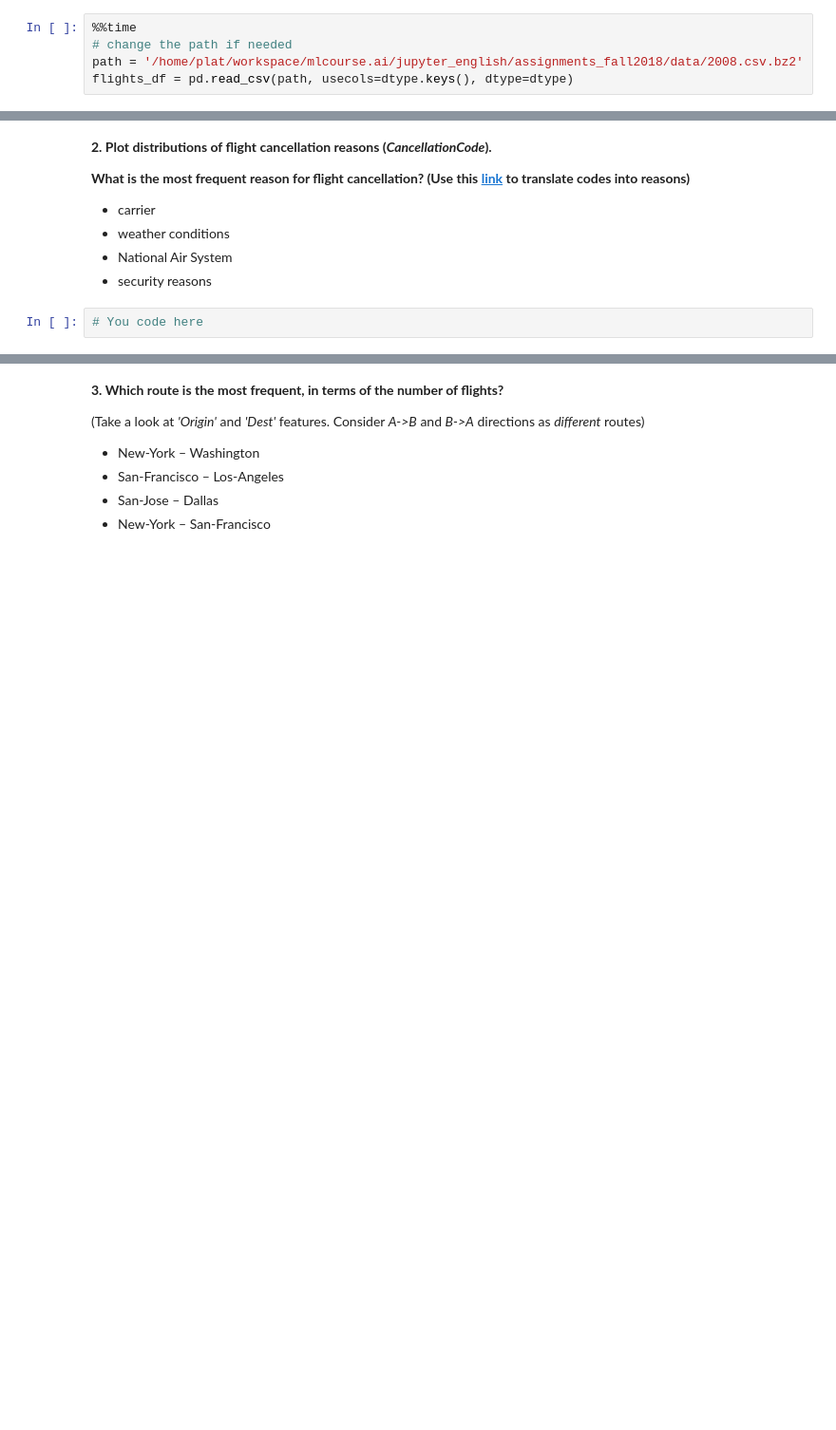
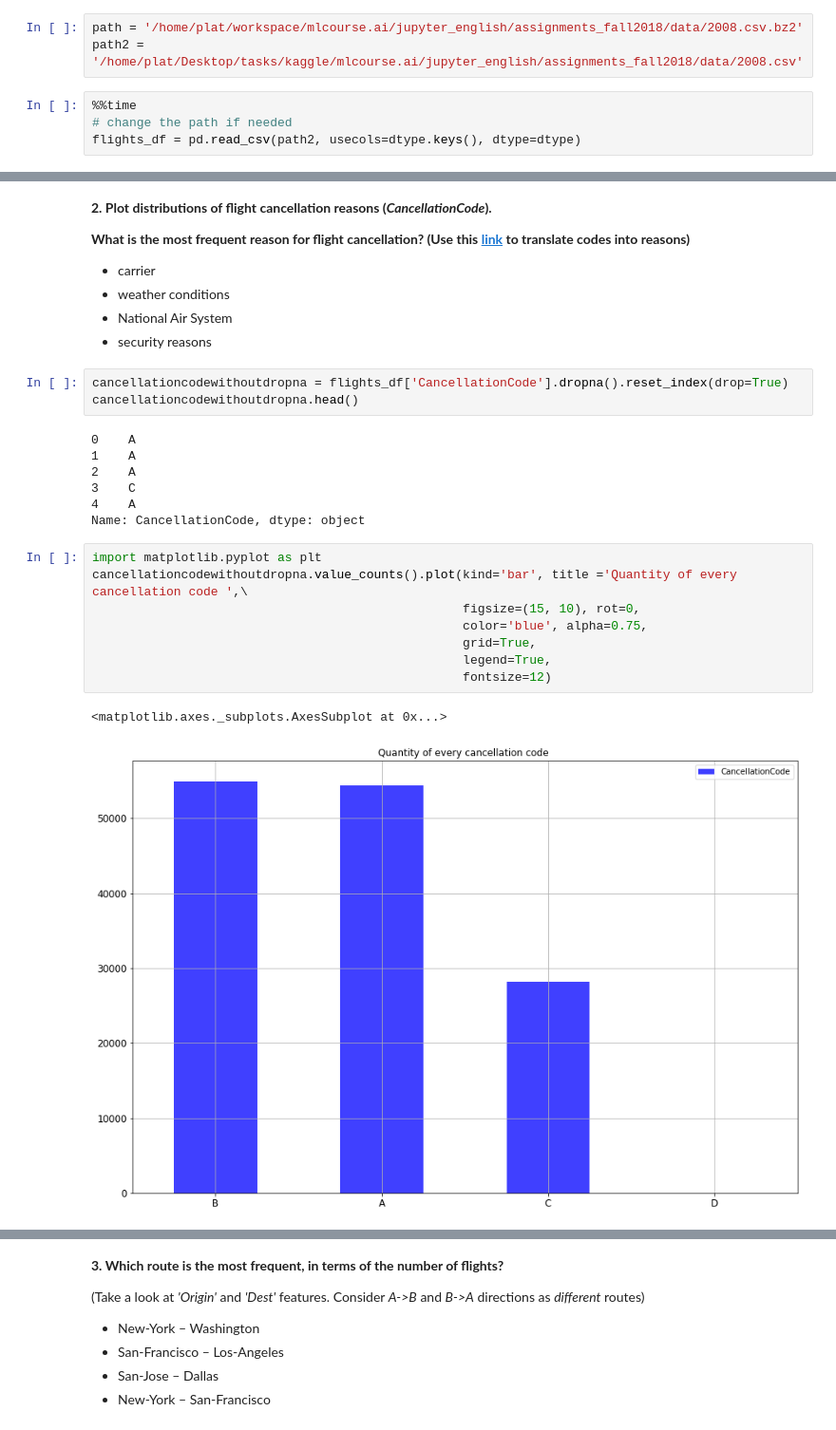
Before and after one commit to plyutik/mlcourse.ai, a Jupyter notebook: jupyter_english/assignments_fall2018/assignment2_USA_flights.ipynb, the cells around one changed output, grey strips where cells are left out. Shown at 95% size. Saved outputs shown, nothing was run; the diff lists cells and outputs as text; blank space fills up the shorter version.

Commit message:
3,4 tasks was done

```diff
--- a/jupyter_english/assignments_fall2018/assignment2_USA_flights.ipynb
+++ b/jupyter_english/assignments_fall2018/assignment2_USA_flights.ipynb
@@ -46,9 +46,11 @@ dtype = {'DayOfWeek': np.uint8, 'DayofMonth': np.uint8, 'Month': np.uint8 , 'Can
          'ArrDelay': np.float16, 'DepDelay': np.float16, 'CarrierDelay': np.float16,
          'WeatherDelay': np.float16, 'NASDelay': np.float16, 'SecurityDelay': np.float16,
          'LateAircraftDelay': np.float16, 'DepTime': np.float16}
+# %%
+path = '/home/plat/workspace/mlcourse.ai/jupyter_english/assignments_fall2018/data/2008.csv.bz2'
+path2 = '/home/plat/Desktop/tasks/kaggle/mlcourse.ai/jupyter_english/assignments_fall2018/data/2008.csv'
 # %%
 %%time
 # change the path if needed
-path = '/home/plat/workspace/mlcourse.ai/jupyter_english/assignments_fall2018/data/2008.csv.bz2'
-flights_df = pd.read_csv(path, usecols=dtype.keys(), dtype=dtype)
+flights_df = pd.read_csv(path2, usecols=dtype.keys(), dtype=dtype)
 # %% [output]
@@ -267,5 +269,24 @@ print(list(map(comparre, listed_below)))
 - weather conditions
 - National Air System
 - security reasons
-# %%
-# You code here
+# %%
+cancellationcodewithoutdropna = flights_df['CancellationCode'].dropna().reset_index(drop=True)
+cancellationcodewithoutdropna.head()
+# %% [output]
+0    A
+1    A
+2    A
+3    C
+4    A
+Name: CancellationCode, dtype: object
+# %%
+import matplotlib.pyplot as plt
+cancellationcodewithoutdropna.value_counts().plot(kind='bar', title ='Quantity of every cancellation code ',\
+                                                  figsize=(15, 10), rot=0,
+                                                  color='blue', alpha=0.75,
+                                                  grid=True,
+                                                  legend=True,
+                                                  fontsize=12)
+# %% [output]
+<matplotlib.axes._subplots.AxesSubplot at 0x...>
+[figure, added]
```
Also changed, not shown: parts of 23 cells of this notebook.
